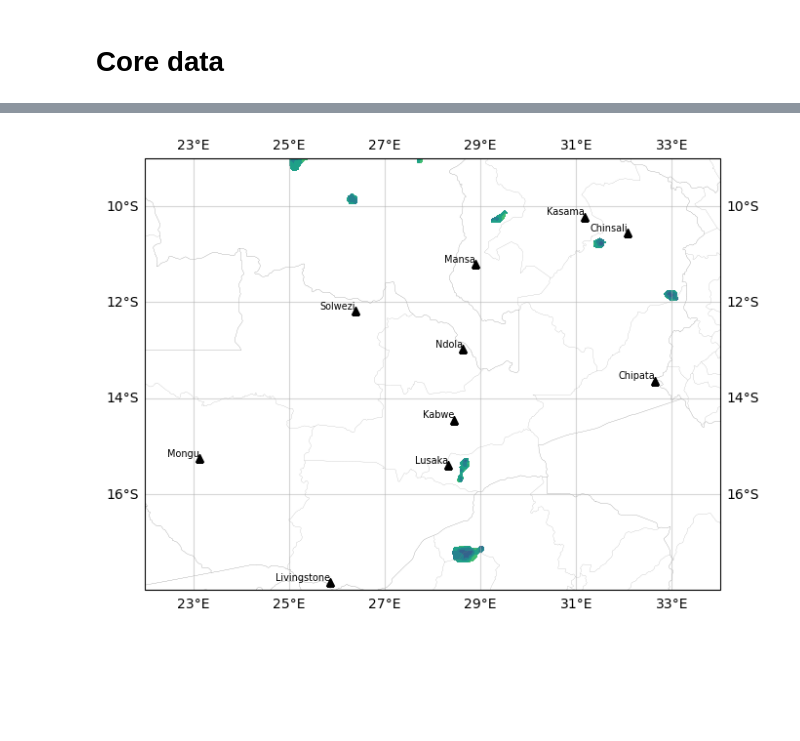
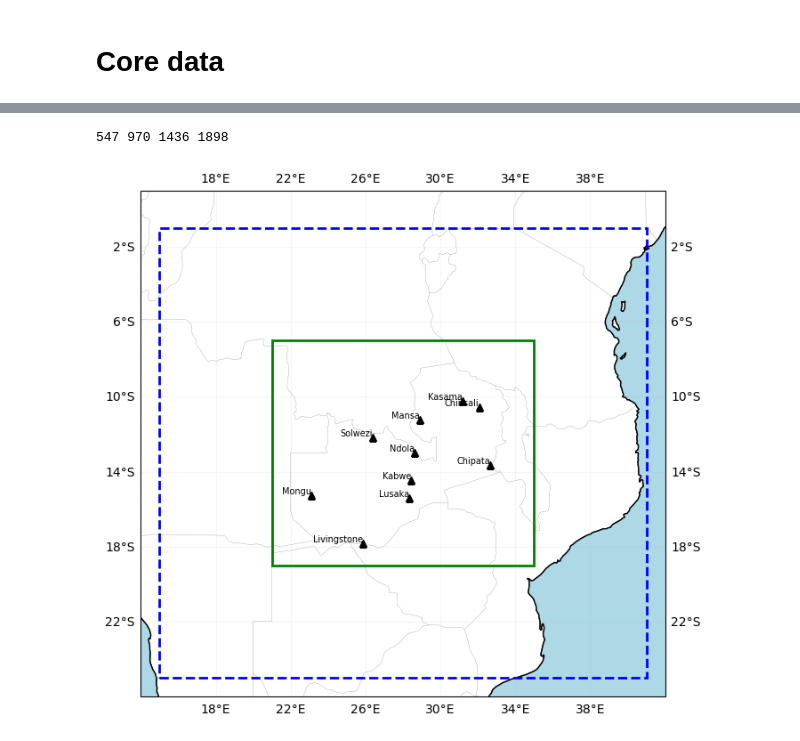
Before and after one commit to mendrika-mdg/EPS-Impact-Case-AI-Nowcasting, a Jupyter notebook: notebook/plot/plotting-zambia.ipynb, the cells around one changed output, grey strips where cells are left out. Cells and saved outputs as stored; diff of their text form; code cells hidden in the pictures; blank space fills up the shorter version.

Commit message:
Zambia data creation

```diff
--- a/notebook/plot/plotting-zambia.ipynb
+++ b/notebook/plot/plotting-zambia.ipynb
@@ -17,6 +18,3 @@ warnings.filterwarnings("ignore")
-# %%
-plt.style.use('default')
-plt.rcParams['figure.facecolor'] = 'white'
 # %% [markdown]
 # Geodata
 # %%
@@ -53,0 +93,16 @@ locations = {
+# %%
+ZAMBIA_TARGET_DOMAIN_LAT_MIN = -19
+ZAMBIA_TARGET_DOMAIN_LAT_MAX = -7
+ZAMBIA_TARGET_DOMAIN_LON_MIN = 21
+ZAMBIA_TARGET_DOMAIN_LON_MAX = 35
+
+y_min, x_min = snflics.to_yx(ZAMBIA_TARGET_DOMAIN_LAT_MIN, ZAMBIA_TARGET_DOMAIN_LON_MIN, lats, lons)
+y_max, x_max = snflics.to_yx(ZAMBIA_TARGET_DOMAIN_LAT_MAX, ZAMBIA_TARGET_DOMAIN_LON_MAX, lats, lons)
+
+zoomed_cores = cores[y_min:y_max+1, x_min:x_max+1]
+zoomed_lats = lats[y_min:y_max+1, x_min:x_max+1]
+zoomed_lons = lons[y_min:y_max+1, x_min:x_max+1]
+# %%
+print(y_min, y_max, x_min, x_max)
+# %% [output]
+547 970 1436 1898
@@ -54,6 +127,6 @@ locations = {
 # %%
 # Define extent
-extent = (22, 34, -18, -9)
+extent = (22-6-2, 34+6+2, -18-6-2, -9+6+2+2)
 
 # Create figure and axis
 fig, ax = plt.subplots(figsize=(7, 9), subplot_kw={'projection': ccrs.PlateCarree()})
@@ -72,39 +145,73 @@ ax.add_feature(cfeature.COASTLINE, edgecolor='black')
 # Force LAND to be white
 ax.add_feature(cfeature.LAND, facecolor='white', edgecolor='black')
 ax.add_feature(cfeature.OCEAN, facecolor='lightblue')  # Optional
 
-ax.gridlines(xlocs=np.array([23, 25, 27, 29, 31, 33]),
-                    ylocs=np.array([-16, -14, -12, -10]),
-                    draw_labels=True,
-                    crs=ccrs.PlateCarree(),
-                    alpha=0.5
-            )
 
 admin_borders = cfeature.NaturalEarthFeature(
     category='cultural',
     name='admin_1_states_provinces_lines',
     scale='10m',
     facecolor='none'
     )
 
 # Add administrative borders
 admin_borders = cfeature.NaturalEarthFeature(
     category='cultural',
     name='admin_1_states_provinces_lines',
     scale='10m',
     facecolor='none'
 )
 ax.add_feature(admin_borders, edgecolor='white', linewidth=0.07)
 
-ax.add_feature(admin_borders, edgecolor='black', linewidth=0.06)
+ZAMBIA_TARGET_DOMAIN_WIDTH = ZAMBIA_TARGET_DOMAIN_LON_MAX - ZAMBIA_TARGET_DOMAIN_LON_MIN
+ZAMBIA_TARGET_DOMAIN_HEIGHT = ZAMBIA_TARGET_DOMAIN_LAT_MAX - ZAMBIA_TARGET_DOMAIN_LAT_MIN
+
+ax.add_patch(Rectangle(
+    (ZAMBIA_TARGET_DOMAIN_LON_MIN, ZAMBIA_TARGET_DOMAIN_LAT_MIN),
+    ZAMBIA_TARGET_DOMAIN_WIDTH,
+    ZAMBIA_TARGET_DOMAIN_HEIGHT,
+    edgecolor='green',
+    facecolor='none',
+    linewidth=2,
+    zorder=10
+))
+
+ZAMBIA_CONTEXT_DOMAIN_LAT_MIN = ZAMBIA_TARGET_DOMAIN_LAT_MIN - 6  # -25
+ZAMBIA_CONTEXT_DOMAIN_LAT_MAX = ZAMBIA_TARGET_DOMAIN_LAT_MAX + 6  # -1
+ZAMBIA_CONTEXT_DOMAIN_LON_MIN = ZAMBIA_TARGET_DOMAIN_LON_MIN - 6  # 15
+ZAMBIA_CONTEXT_DOMAIN_LON_MAX = ZAMBIA_TARGET_DOMAIN_LON_MAX + 6  # 41
+
+
+ZAMBIA_CONTEXT_DOMAIN_WIDTH = ZAMBIA_CONTEXT_DOMAIN_LON_MAX - ZAMBIA_CONTEXT_DOMAIN_LON_MIN
+ZAMBIA_CONTEXT_DOMAIN_HEIGHT = ZAMBIA_CONTEXT_DOMAIN_LAT_MAX - ZAMBIA_CONTEXT_DOMAIN_LAT_MIN
+
+
+ax.add_patch(Rectangle(
+    (ZAMBIA_CONTEXT_DOMAIN_LON_MIN, ZAMBIA_CONTEXT_DOMAIN_LAT_MIN),
+    ZAMBIA_CONTEXT_DOMAIN_WIDTH,
+    ZAMBIA_CONTEXT_DOMAIN_HEIGHT,
+    edgecolor='blue',
+    facecolor='none',
+    linewidth=2,
+    linestyle='--',
+    zorder=5
+))
+
+
+gl = ax.gridlines(xlocs=np.arange(14, 42, 4),
+                  ylocs=np.arange(-26, -1, 4),
+                  draw_labels=True,
+                  crs=ccrs.PlateCarree(),
+                  alpha=0.1
+                )
 
 for name, (lat, lon) in locations.items():
   plt.plot(lon, lat, marker="^", color="black")
   ax.text(lon, lat, name, fontsize=7, transform=ccrs.PlateCarree(), ha='right', va='bottom', color='black', zorder=10)
 
-contour_core = ax.contourf(lons, lats, cores, transform=ccrs.PlateCarree(), cmap="viridis")
+#contour_core = ax.contourf(lons, lats, cores, transform=ccrs.PlateCarree(), cmap="viridis")
 
 plt.tight_layout()
 plt.show()
 # %% [output]
-[figure, old version]
+[figure, new version]
```
Also changed, not shown: parts of 12 cells of this notebook, 1 other file.
